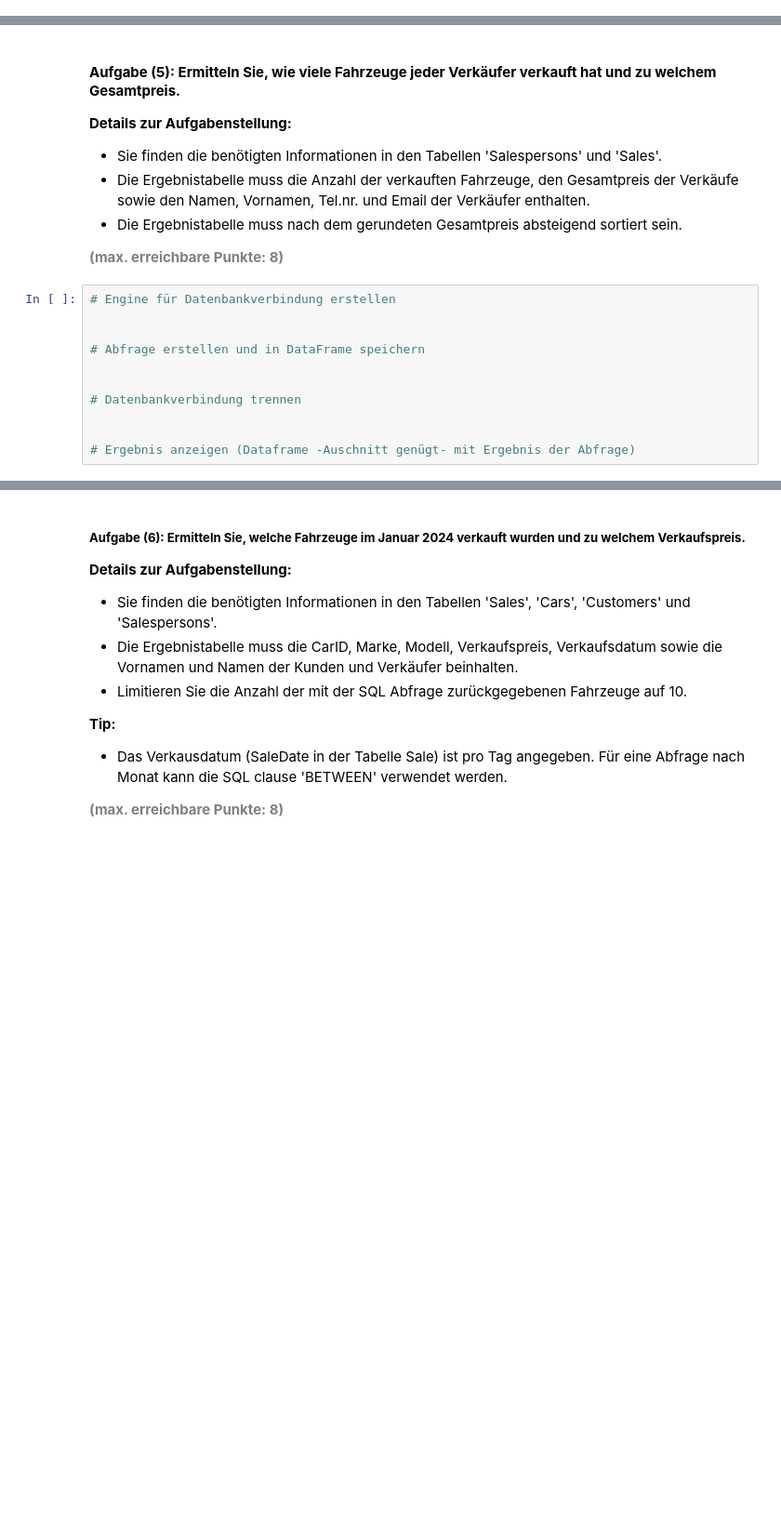
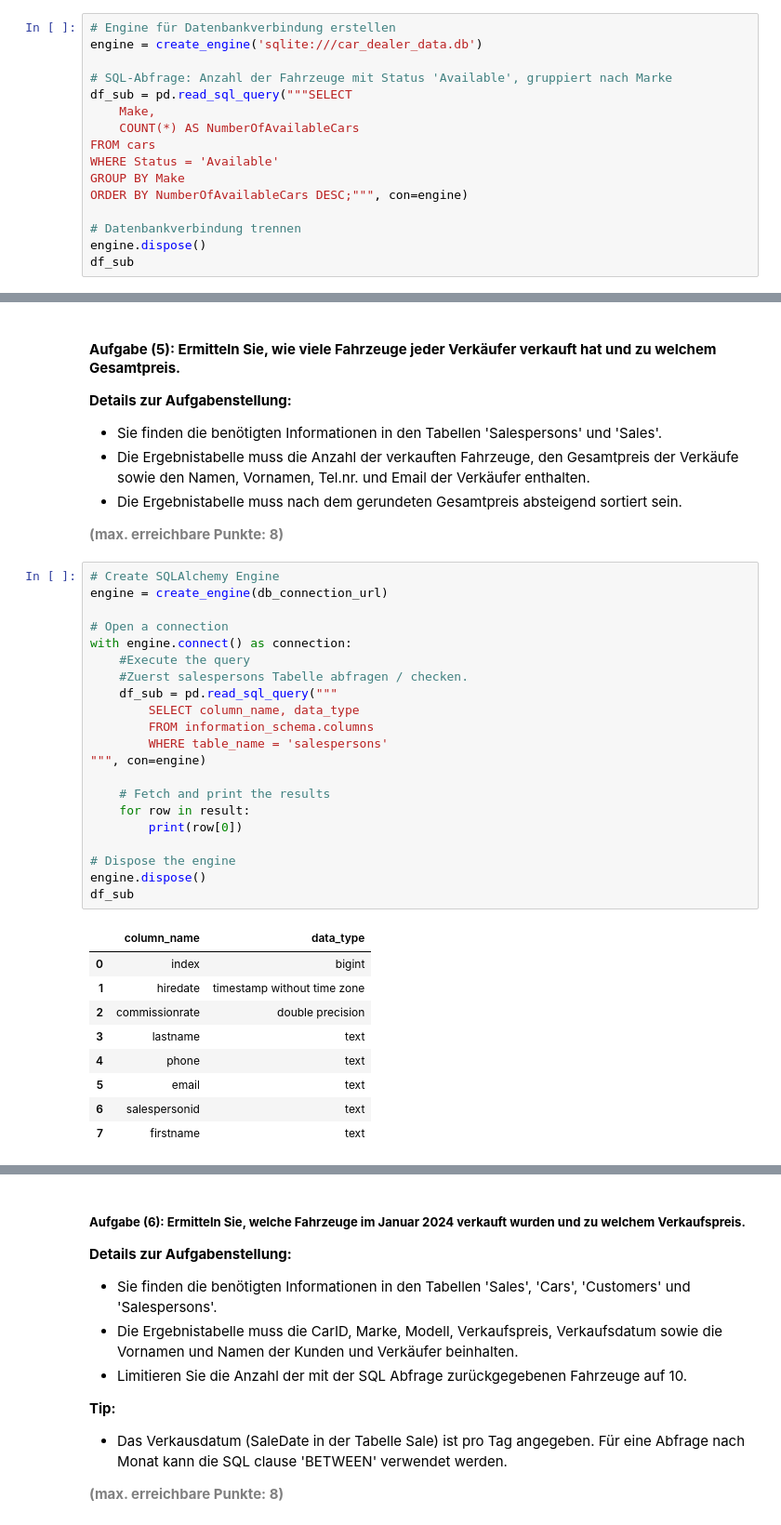
Before and after one commit to migifor-forstmi4/python_postgresql_pgadmin, a Jupyter notebook: 99_alte Prüfungen/AP01/AP01_Mgmt_Nutzung_Relationale_Daten.ipynb, the cells around one changed output, grey strips where cells are left out. Shown at 93% size. Cells and saved outputs as stored; diff of their text form; blank space fills up the shorter version.

```diff
--- a/99_alte Prüfungen/AP01/AP01_Mgmt_Nutzung_Relationale_Daten.ipynb
+++ b/99_alte Prüfungen/AP01/AP01_Mgmt_Nutzung_Relationale_Daten.ipynb
@@ -337,0 +363,16 @@ df_sub
+# %%
+# Engine für Datenbankverbindung erstellen
+engine = create_engine('sqlite:///car_dealer_data.db')
+
+# SQL-Abfrage: Anzahl der Fahrzeuge mit Status 'Available', gruppiert nach Marke
+df_sub = pd.read_sql_query("""SELECT
+    Make,
+    COUNT(*) AS NumberOfAvailableCars
+FROM cars
+WHERE Status = 'Available'
+GROUP BY Make
+ORDER BY NumberOfAvailableCars DESC;""", con=engine)
+
+# Datenbankverbindung trennen
+engine.dispose()
+df_sub
@@ -343,14 +392,34 @@ df_sub
 - Die Ergebnistabelle muss nach dem gerundeten Gesamtpreis absteigend sortiert sein.
 
 <b style="color: gray;">(max. erreichbare Punkte: 8)</b>
-# %%
-# Engine für Datenbankverbindung erstellen
-
-
-# Abfrage erstellen und in DataFrame speichern
-
-
-# Datenbankverbindung trennen
-
-
-# Ergebnis anzeigen (Dataframe -Auschnitt genügt- mit Ergebnis der Abfrage)
+# %%
+# Create SQLAlchemy Engine
+engine = create_engine(db_connection_url)
+
+# Open a connection
+with engine.connect() as connection:
+    #Execute the query
+    #Zuerst salespersons Tabelle abfragen / checken.
+    df_sub = pd.read_sql_query("""
+        SELECT column_name, data_type
+        FROM information_schema.columns
+        WHERE table_name = 'salespersons'
+""", con=engine)
+
+    # Fetch and print the results
+    for row in result:
+        print(row[0])
+
+# Dispose the engine
+engine.dispose()
+df_sub
+# %% [output]
+|  | column_name | data_type |
+| 0 | index | bigint |
+| 1 | hiredate | timestamp without time zone |
+| 2 | commissionrate | double precision |
+| 3 | lastname | text |
+| 4 | phone | text |
+| 5 | email | text |
+| 6 | salespersonid | text |
+| 7 | firstname | text |
```
Also changed, not shown: parts of 12 cells of this notebook.
